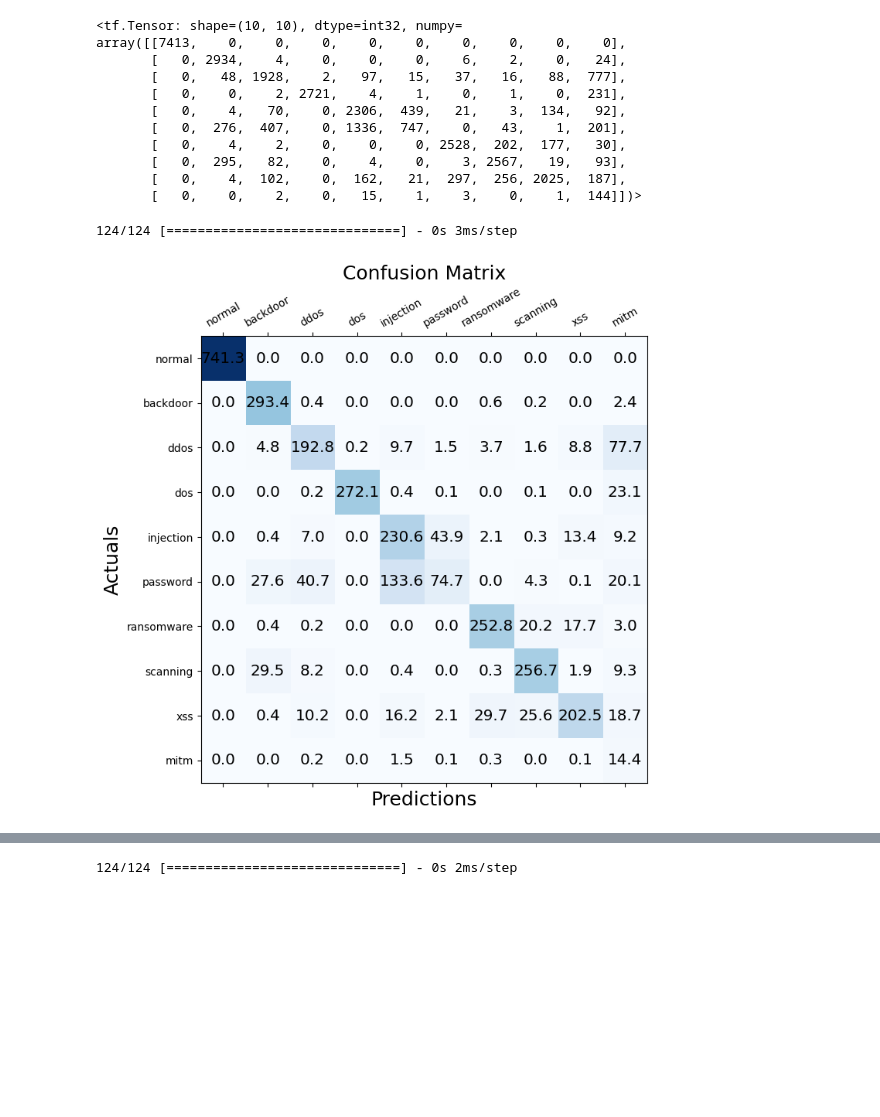
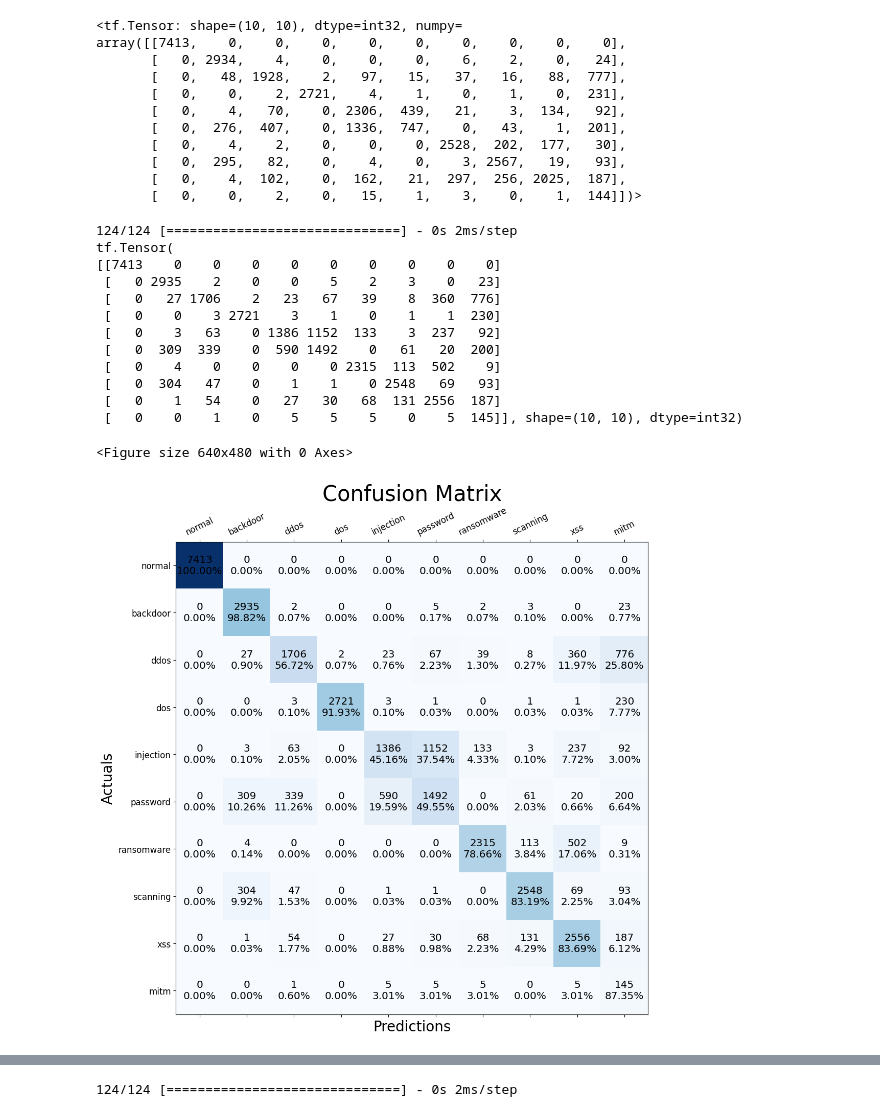
Before and after one commit to nnhieutrung/NIDS-FedML, a Jupyter notebook: src/ml_test.ipynb, the cells around one changed output, grey strips where cells are left out. Saved outputs shown, nothing was run; the diff lists cells and outputs as text; code cells hidden in the pictures; blank space fills up the shorter version.

Commit message:
change font size

```diff
--- a/src/ml_test.ipynb
+++ b/src/ml_test.ipynb
@@ -192,24 +192,37 @@ def plot_confussion_matrix(model, x_test, y_test, batch_size, path):
     plt.close()
     plt.clf()
 
-    fig, ax = plt.subplots(figsize=(7.5, 7.5))
+    fig, ax = plt.subplots(figsize=(12, 12))
     ax.matshow(conf_matrix, cmap=plt.cm.Blues, alpha = 1)
     for i in range(conf_matrix.shape[0]):
+        total = sum(conf_matrix[i])
         for j in range(conf_matrix.shape[1]):
-            ax.text(x=j, y=i,s=conf_matrix[i, j]/10, va='center', ha='center', size='x-large')
+            ax.text(x=j, y=i,s=f'{conf_matrix[i, j]}\n{conf_matrix[i, j]/total*100:.2f}%', va='center', ha='center', size='x-large')
 
 
-    plt.xticks(np.arange(len(categories)), categories, rotation=30)
-    plt.yticks(np.arange(len(categories)), categories)
-    plt.xlabel('Predictions', fontsize=18)
-    plt.ylabel('Actuals', fontsize=18)
-    plt.title('Confusion Matrix', fontsize=18)
+    plt.xlabel('Predictions', fontsize=20)
+    plt.ylabel('Actuals', fontsize=20)
+    plt.xticks(np.arange(len(categories)), categories, rotation=26, fontsize=12)
+    plt.yticks(np.arange(len(categories)), categories, fontsize=12)
+    plt.title('Confusion Matrix', fontsize=30)
     plt.savefig(path, dpi = 300)
 # %%
-utils.plot_confussion_matrix(model, x_test, y_test, batch_size, 'test.png')
+plot_confussion_matrix(model, x_test, y_test, batch_size, 'test.png')
 # %% [output]
-124/124 [==============================] - 0s 3ms/step
+124/124 [==============================] - 0s 2ms/step
+tf.Tensor(
+[[7413    0    0    0    0    0    0    0    0    0]
+ [   0 2935    2    0    0    5    2    3    0   23]
+ [   0   27 1706    2   23   67   39    8  360  776]
+ [   0    0    3 2721    3    1    0    1    1  230]
+ [   0    3   63    0 1386 1152  133    3  237   92]
+ [   0  309  339    0  590 1492    0   61   20  200]
+ [   0    4    0    0    0    0 2315  113  502    9]
+ [   0  304   47    0    1    1    0 2548   69   93]
+ [   0    1   54    0   27   30   68  131 2556  187]
+ [   0    0    1    0    5    5    5    0    5  145]], shape=(10, 10), dtype=int32)
+<Figure size 640x480 with 0 Axes>
-[figure, old version]
+[figure, new version]
 # %%
 import matplotlib.pyplot as plt
 import numpy as np
```
Also changed, not shown: parts of 1 cell of this notebook, 2 other files.
